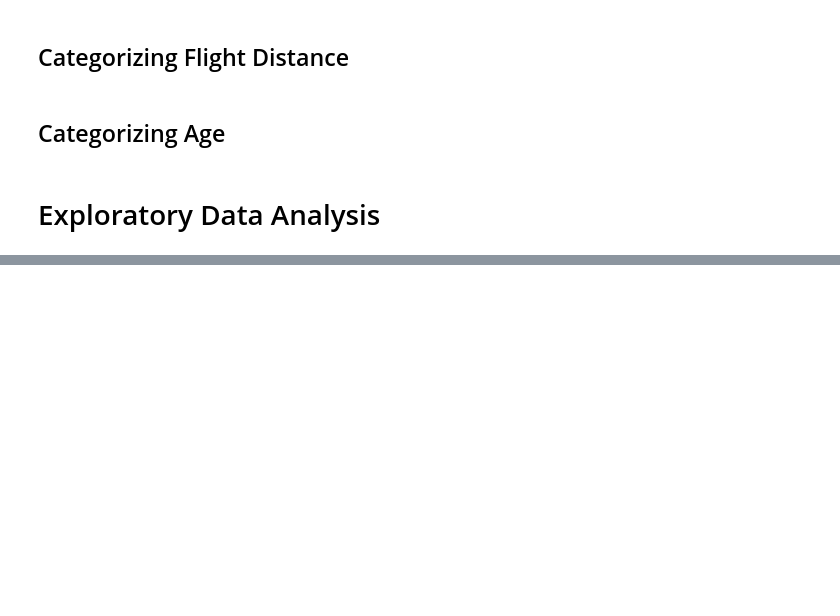
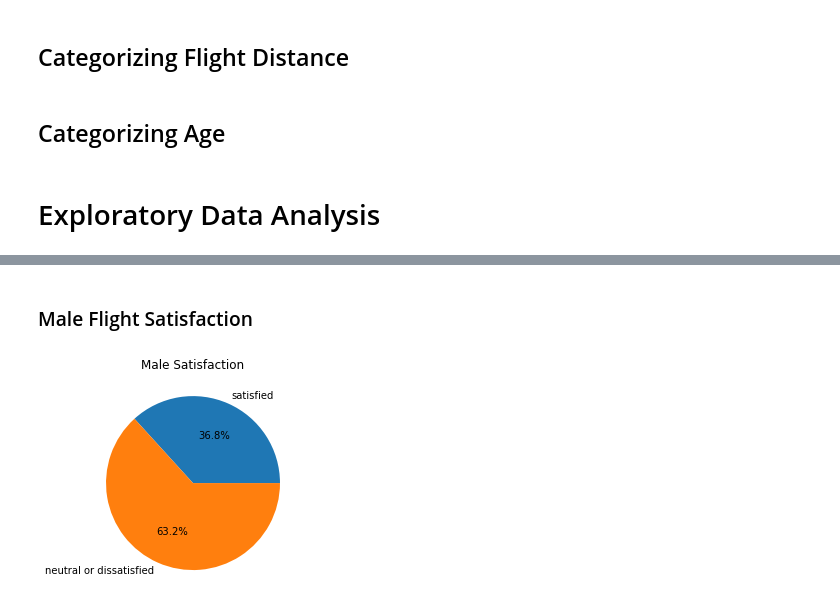
Before and after one commit to aidanlewilewi/322Project, a Jupyter notebook: eda.ipynb, the cells around one changed output, grey strips where cells are left out. Saved outputs shown, nothing was run; the diff lists cells and outputs as text; code cells hidden in the pictures; blank space fills up the shorter version.

```diff
--- a/eda.ipynb
+++ b/eda.ipynb
@@ -78,0 +105,6 @@ plotutils.plot_histogram(type, 'Distribution of Types of Customer', 'Type', 'Tot
+# %% [markdown]
+### Male Flight Satisfaction
+# %%
+plotutils.plot_pie_chart(['satisfied', 'neutral or dissatisfied'], [maleCount, totalMale - maleCount], 'Male Satisfaction')
+# %% [output]
+[figure, added]
```
Also changed, not shown: parts of 10 cells of this notebook.
